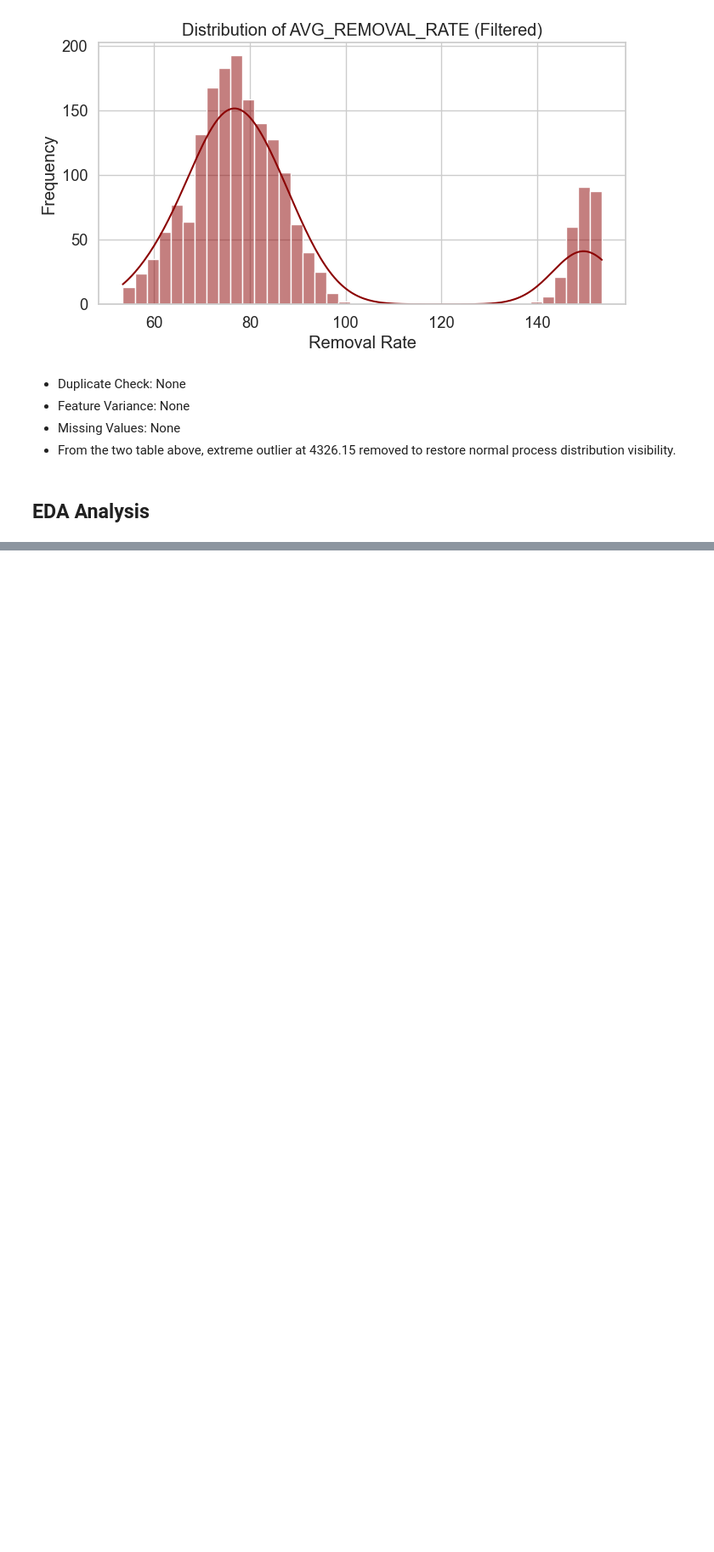
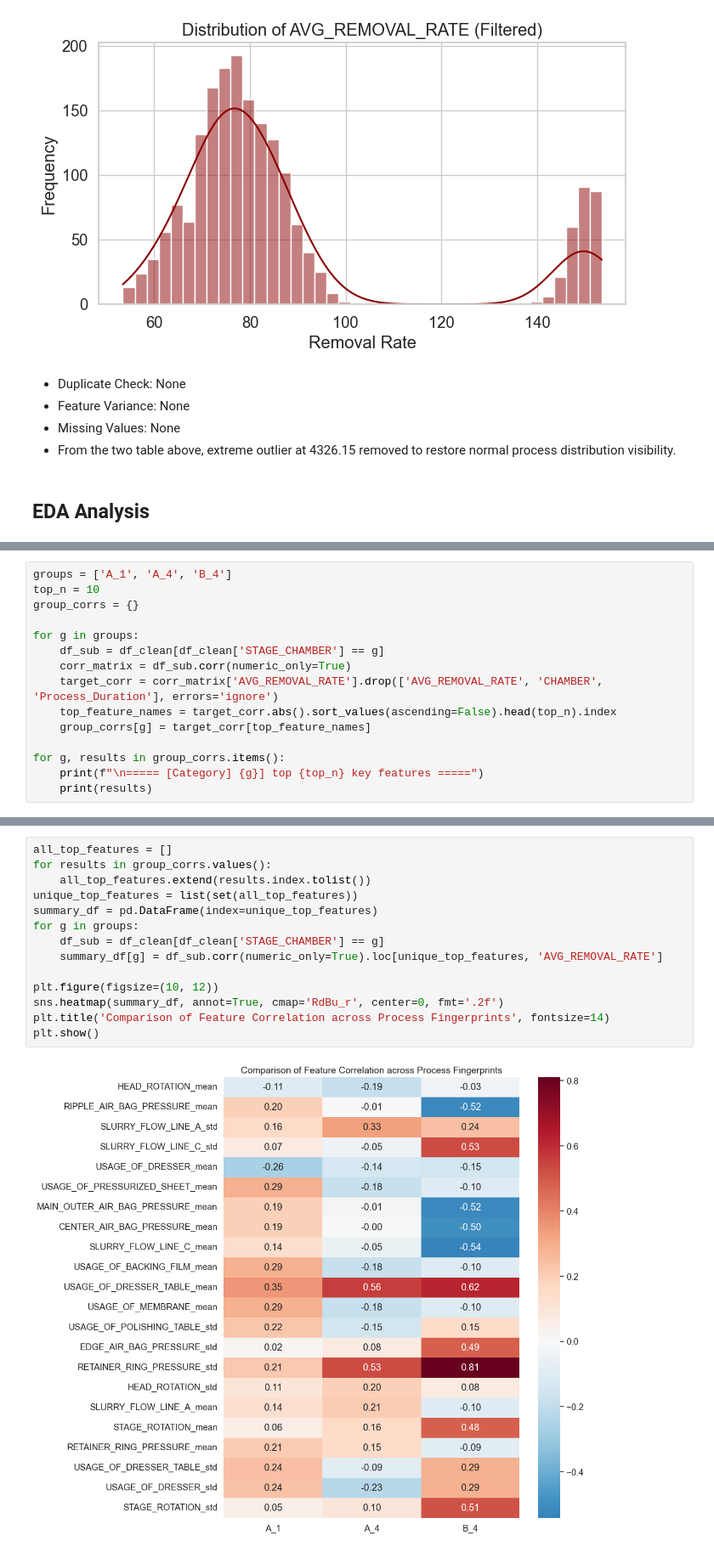
Before and after one commit to XuanWeiWang-999/1142MDS_Project_313652018_Xuan-Wei-Wang, a Jupyter notebook: Assignment02/Assignmnet 02.ipynb, the cells around one changed output, grey strips where cells are left out. Shown at 85% size. Cells and saved outputs as stored; diff of their text form; blank space fills up the shorter version.

```diff
--- a/Assignment02/Assignmnet 02.ipynb
+++ b/Assignment02/Assignmnet 02.ipynb
@@ -656,0 +681,15 @@ Passing `palette` without assigning `hue` is deprecated and will be removed in v
+# %%
+groups = ['A_1', 'A_4', 'B_4']
+top_n = 10
+group_corrs = {}
+
+for g in groups:
+    df_sub = df_clean[df_clean['STAGE_CHAMBER'] == g]
+    corr_matrix = df_sub.corr(numeric_only=True)
+    target_corr = corr_matrix['AVG_REMOVAL_RATE'].drop(['AVG_REMOVAL_RATE', 'CHAMBER', 'Process_Duration'], errors='ignore')
+    top_feature_names = target_corr.abs().sort_values(ascending=False).head(top_n).index
+    group_corrs[g] = target_corr[top_feature_names]
+
+for g, results in group_corrs.items():
+    print(f"\n===== [Category] {g}] top {top_n} key features =====")
+    print(results)
@@ -656,0 +714,16 @@ Passing `palette` without assigning `hue` is deprecated and will be removed in v
+# %%
+all_top_features = []
+for results in group_corrs.values():
+    all_top_features.extend(results.index.tolist())
+unique_top_features = list(set(all_top_features))
+summary_df = pd.DataFrame(index=unique_top_features)
+for g in groups:
+    df_sub = df_clean[df_clean['STAGE_CHAMBER'] == g]
+    summary_df[g] = df_sub.corr(numeric_only=True).loc[unique_top_features, 'AVG_REMOVAL_RATE']
+
+plt.figure(figsize=(10, 12))
+sns.heatmap(summary_df, annot=True, cmap='RdBu_r', center=0, fmt='.2f')
+plt.title('Comparison of Feature Correlation across Process Fingerprints', fontsize=14)
+plt.show()
+# %% [output]
+[figure, added]
```
Also changed, not shown: parts of 11 cells of this notebook.
